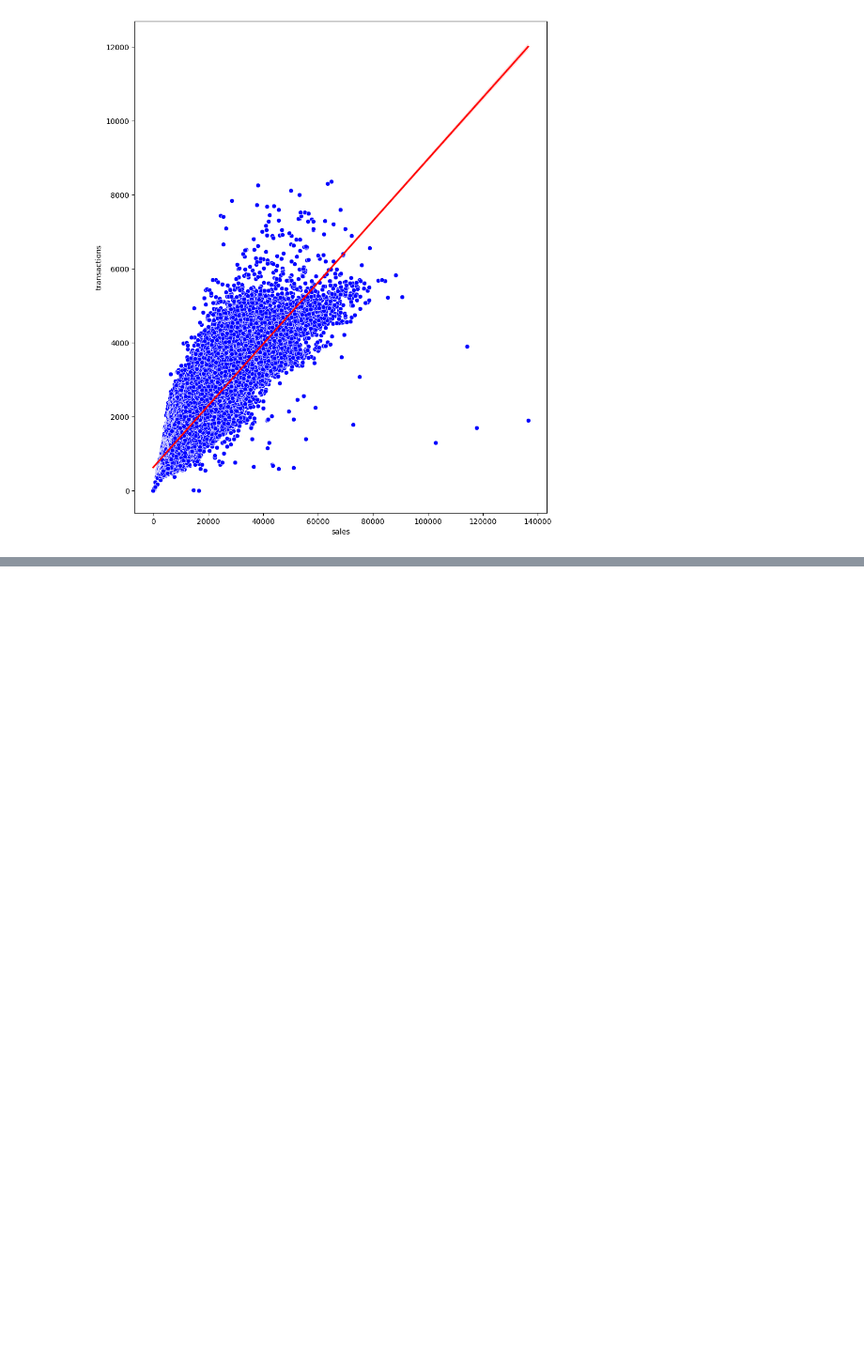
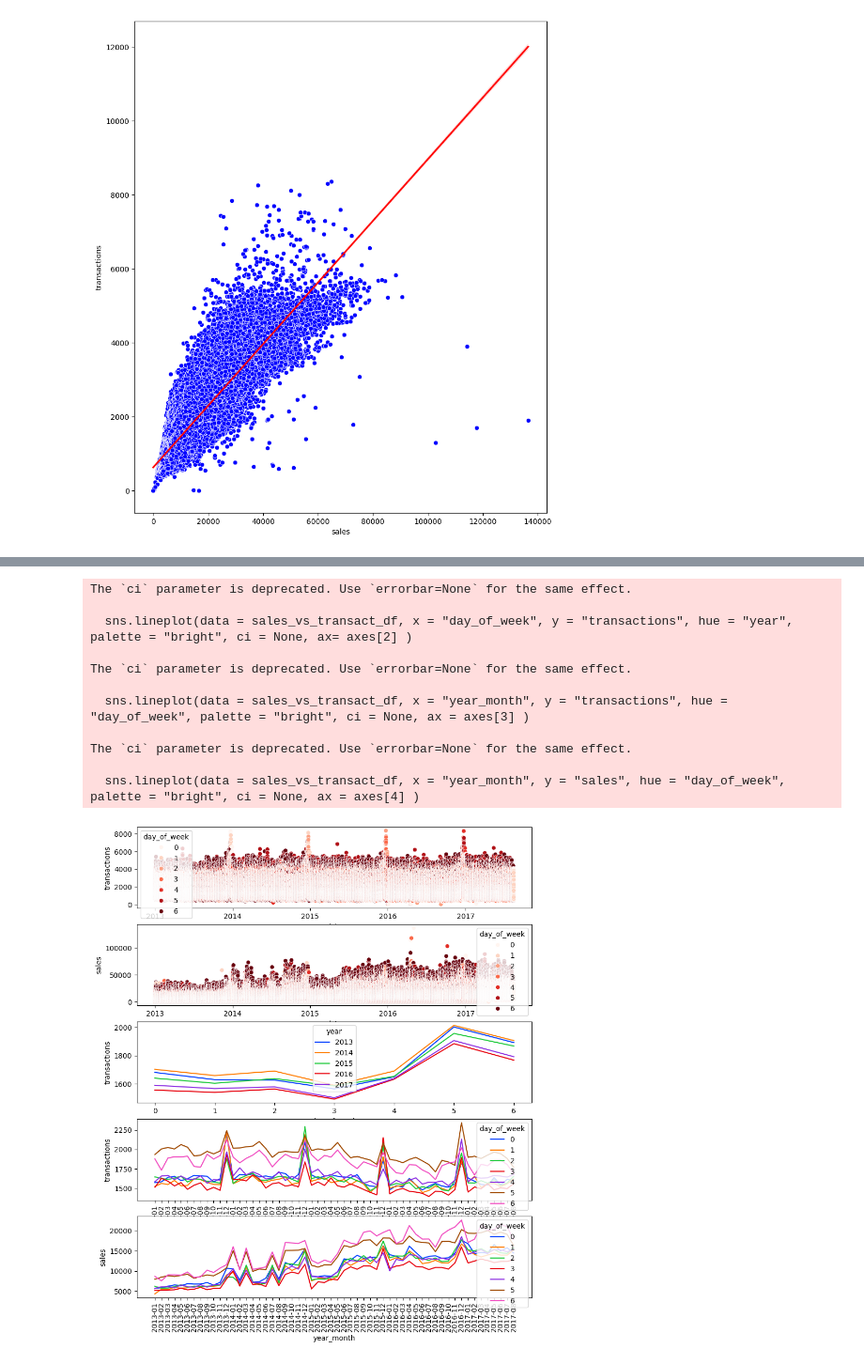
Before and after one commit to Grelatif/Data_Science, a Jupyter notebook: Projects/Temporal_Series/Store_Sales_Forecast/notebooks/notebook.ipynb, the cells around one changed output, grey strips where cells are left out. Shown at 94% size. Saved outputs shown, nothing was run; the diff lists cells and outputs as text; code cells hidden in the pictures; blank space fills up the shorter version.

```diff
--- a/Projects/Temporal_Series/Store_Sales_Forecast/notebooks/notebook.ipynb
+++ b/Projects/Temporal_Series/Store_Sales_Forecast/notebooks/notebook.ipynb
@@ -418,0 +450,23 @@ plt.show()
+# %%
+fig, axes = plt.subplots(ncols = 1, nrows = 5, figsize = (10,12) )
+sns.scatterplot(data = sales_vs_transact_df, x = "date", y= "transactions", hue = "day_of_week" , ax=axes[0], palette = "Reds")
+sns.scatterplot(data = sales_vs_transact_df, x = "date", y= "sales", hue = "day_of_week" , ax=axes[1], palette = "Reds")
+sns.lineplot(data = sales_vs_transact_df, x = "day_of_week", y = "transactions", hue = "year", palette = "bright", ci = None, ax= axes[2] )
+sns.lineplot(data = sales_vs_transact_df, x = "year_month", y = "transactions", hue = "day_of_week", palette = "bright", ci = None, ax = axes[3] )
+axes[3].tick_params(axis='x', rotation=90)
+sns.lineplot(data = sales_vs_transact_df, x = "year_month", y = "sales", hue = "day_of_week", palette = "bright", ci = None, ax = axes[4] )
+axes[4].tick_params(axis='x', rotation=90)
+plt.show()
+# %% [output]
+The `ci` parameter is deprecated. Use `errorbar=None` for the same effect.
+
+  sns.lineplot(data = sales_vs_transact_df, x = "day_of_week", y = "transactions", hue = "year", palette = "bright", ci = None, ax= axes[2] )
+
+The `ci` parameter is deprecated. Use `errorbar=None` for the same effect.
+
+  sns.lineplot(data = sales_vs_transact_df, x = "year_month", y = "transactions", hue = "day_of_week", palette = "bright", ci = None, ax = axes[3] )
+
+The `ci` parameter is deprecated. Use `errorbar=None` for the same effect.
+
+  sns.lineplot(data = sales_vs_transact_df, x = "year_month", y = "sales", hue = "day_of_week", palette = "bright", ci = None, ax = axes[4] )
+[figure, added]
```
Also changed, not shown: parts of 3 cells of this notebook.
